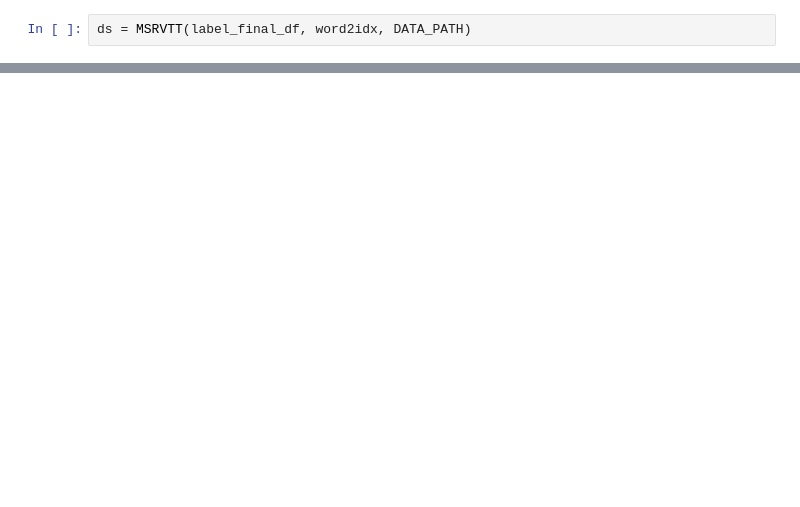
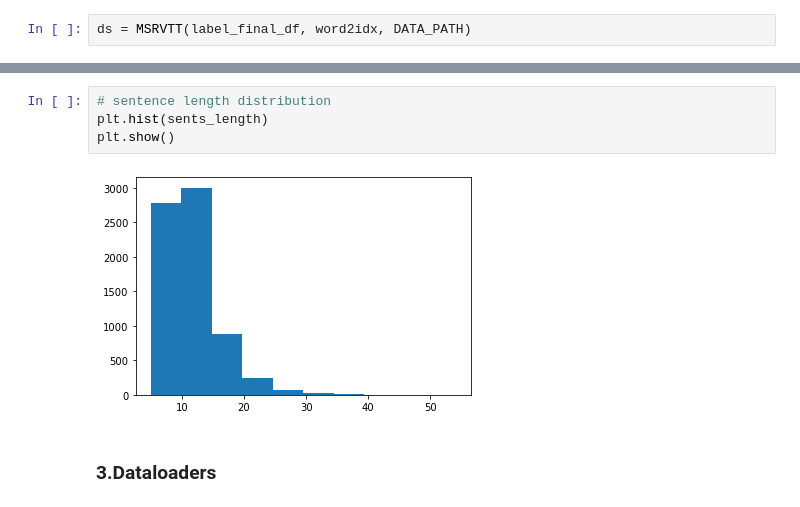
Before and after one commit to anawatbk/video-captioning-implementations, a Jupyter notebook: notebook/dataloader.ipynb, the cells around one changed output, grey strips where cells are left out. Drawn from its saved outputs; the diff is of its cells as text; blank space fills up the shorter version.

```diff
--- a/notebook/dataloader.ipynb
+++ b/notebook/dataloader.ipynb
@@ -135,0 +169,8 @@ ds = MSRVTT(label_final_df, word2idx, DATA_PATH)
+# %%
+# sentence length distribution
+plt.hist(sents_length)
+plt.show()
+# %% [output]
+[figure, added]
+# %% [markdown]
+### 3.Dataloaders
```
Also changed, not shown: parts of 41 cells of this notebook.
